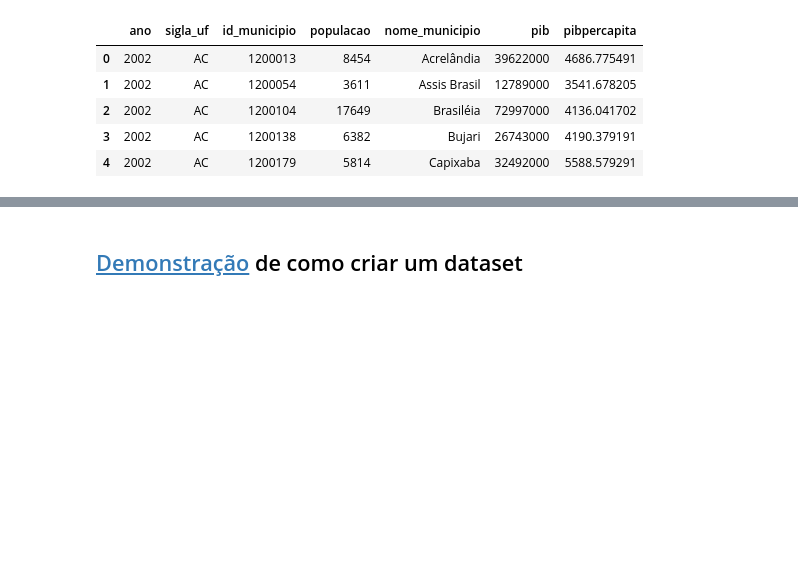
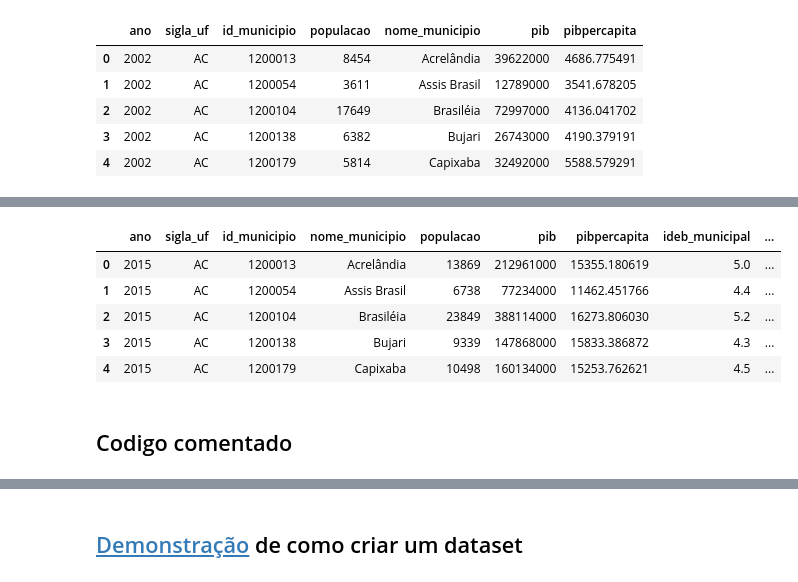
Before and after one commit to tadeugomes/2_encontro_enap, a Jupyter notebook: Aula5_Exercicio5_1.ipynb, the cells around one changed output, grey strips where cells are left out. Cells and saved outputs as stored; diff of their text form; code cells hidden in the pictures; blank space fills up the shorter version.

```diff
--- a/Aula5_Exercicio5_1.ipynb
+++ b/Aula5_Exercicio5_1.ipynb
@@ -154,0 +51,61 @@ Shape of the DataFrame after dropping NaNs in SAEB columns: (344, 11)
+# %%
+import pandas as pd
+
+# Defina o id do seu projeto no BigQuery
+project_id = "enap-mba-470912"
+
+query = """
+WITH pib_pop AS (
+  SELECT
+    pib.ano,
+    uf.sigla AS sigla_uf,
+    mun.id_municipio,
+    pop.populacao,
+    mun.nome AS nome_municipio,
+    pib.pib,
+    ROUND(CAST(pib.pib AS FLOAT64)/NULLIF(CAST(pop.populacao AS FLOAT64),0), 6) AS pibpercapita
+  FROM `basedosdados.br_ibge_pib.municipio` AS pib
+  JOIN `basedosdados.br_ibge_populacao.municipio` AS pop
+    ON pib.id_municipio = pop.id_municipio AND pib.ano = pop.ano
+  JOIN `basedosdados.br_bd_diretorios_brasil.municipio` AS mun
+    ON pib.id_municipio = mun.id_municipio
+  JOIN `basedosdados.br_bd_diretorios_brasil.uf` AS uf
+    ON mun.id_uf = uf.id_uf
+  WHERE pib.ano BETWEEN 2015 AND 2018
+),
+ideb_agg AS (
+  SELECT
+    ano,
+    id_municipio,
+    AVG(CASE WHEN LOWER(rede) = 'estadual'  THEN ideb END) AS ideb_estadual,
+    AVG(CASE WHEN LOWER(rede) = 'federal'   THEN ideb END) AS ideb_federal,
+    AVG(CASE WHEN LOWER(rede) = 'municipal' THEN ideb END) AS ideb_municipal,
+    AVG(CASE WHEN LOWER(rede) = 'publica'   THEN ideb END) AS ideb_publica
+  FROM `basedosdados.br_inep_ideb.municipio`
+  WHERE ano BETWEEN 2015 AND 2018
+  GROUP BY ano, id_municipio
+)
+SELECT
+  p.ano, p.sigla_uf, p.id_municipio, p.nome_municipio,
+  p.populacao, p.pib, p.pibpercapita,
+  COALESCE(i.ideb_municipal,0) AS ideb_municipal,
+  COALESCE(i.ideb_estadual,0)  AS ideb_estadual,
+  COALESCE(i.ideb_federal,0)   AS ideb_federal,
+  COALESCE(i.ideb_publica,0)   AS ideb_publica
+FROM pib_pop p
+LEFT JOIN ideb_agg i
+  ON p.ano = i.ano AND p.id_municipio = i.id_municipio
+ORDER BY p.ano, p.sigla_uf, p.nome_municipio
+"""
+
+df_saeb = pd.io.gbq.read_gbq(query, project_id=project_id)
+df_saeb.head()
+# %% [output]
+|  | ano | sigla_uf | id_municipio | nome_municipio | populacao | pib | pibpercapita | ideb_municipal | ... |
+| 0 | 2015 | AC | 1200013 | Acrelândia | 13869 | 212961000 | 15355.180619 | 5.0 | ... |
+| 1 | 2015 | AC | 1200054 | Assis Brasil | 6738 | 77234000 | 11462.451766 | 4.4 | ... |
+| 2 | 2015 | AC | 1200104 | Brasiléia | 23849 | 388114000 | 16273.806030 | 5.2 | ... |
+| 3 | 2015 | AC | 1200138 | Bujari | 9339 | 147868000 | 15833.386872 | 4.3 | ... |
+| 4 | 2015 | AC | 1200179 | Capixaba | 10498 | 160134000 | 15253.762621 | 4.5 | ... |
+# %% [markdown]
+## Codigo comentado
```
Also changed, not shown: parts of 6 cells of this notebook.
